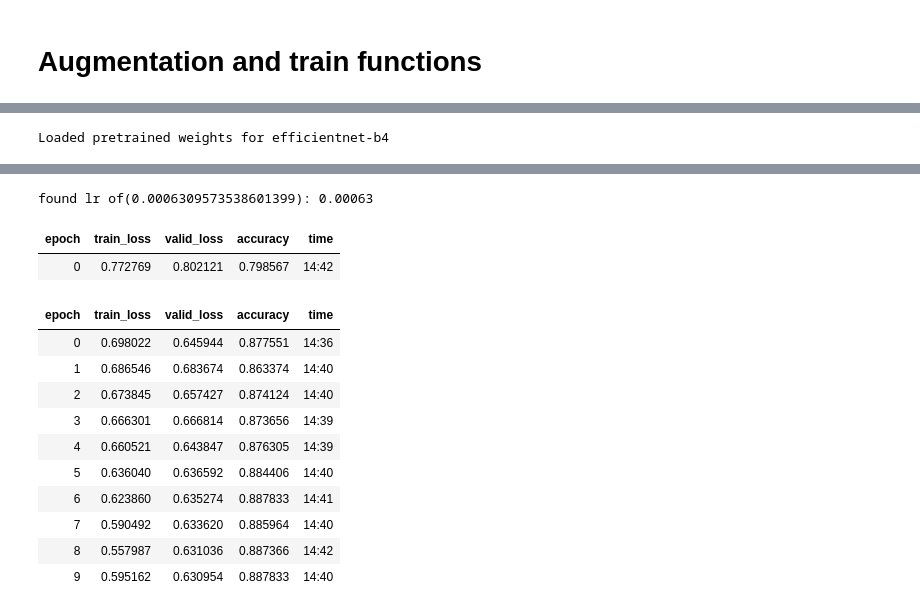
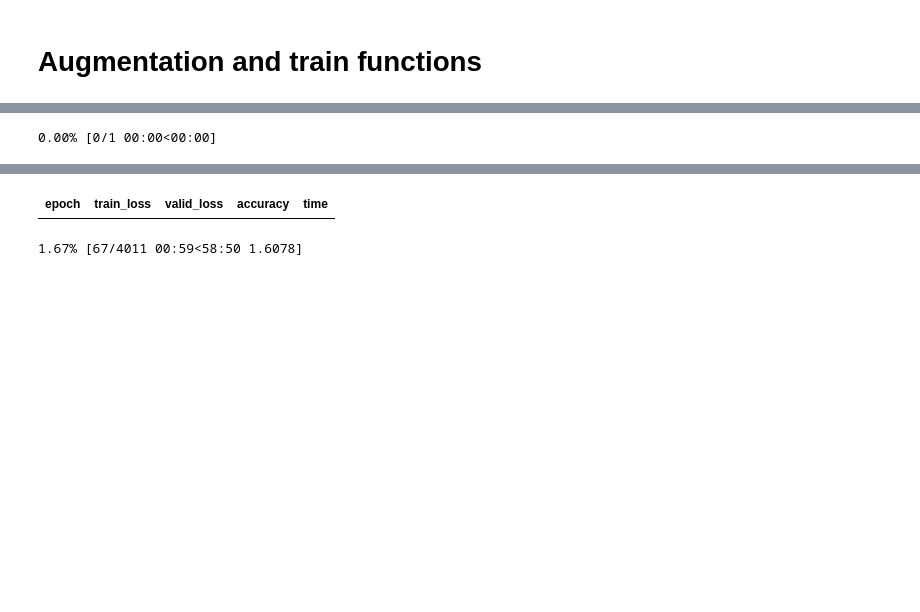
Before and after one commit to Teo03/cassava, a Jupyter notebook: pipeline/cassava-training.ipynb, the cells around one changed output, grey strips where cells are left out. Drawn from its saved outputs; the diff is of its cells as text; code cells hidden in the pictures; blank space fills up the shorter version.

```diff
--- a/pipeline/cassava-training.ipynb
+++ b/pipeline/cassava-training.ipynb
@@ -31,11 +17,11 @@ full_df = pd.read_csv(csv_path)
 # %%
 class Config:
-    testing     = False
+    testing     = False # must be same as create-folds.ipynb
     image_size  = 512
-    batch_size  = 16
-    folds       = 3
-    epochs      = 10
+    batch_size  = 4
+    epochs      = 1
     f_epochs    = 1
+    train_folds = ['f0', 'f1']
     arch        = 'efficientnet-b4'
 
 cfg = Config()
@@ -43,10 +41,10 @@ cfg = Config()
 # Create a test dataset
 # %%
 if cfg.testing:
-    msk = np.random.rand(len(full_df)) < 0.01
-    full_df = full_df[msk]
+    full_df = full_df.head(120)
 else:
     wandb.login(key="11b470b697ff94b3896d2243b147d42177a5cb7a")
     wandb.init(project="cassava", entity="teo03")
+
 len(full_df)
 # %% [output]
@@ -112,7 +99,7 @@ def get_valid_aug(size):
         albumentations.Resize(size, size),
 ], p=1.)
 # %%
-def train(dls, fold_i):
+def train(dls, fold):
 
     model = EfficientNet.from_pretrained(cfg.arch, num_classes=5)
 
@@ -123,8 +110,8 @@ def train(dls, fold_i):
         opt_func=ranger,
         metrics=accuracy,
         loss_func=LabelSmoothingCrossEntropy(),
-        cbs=[WandbCallback(log_preds=False, log_model=False, n_preds=10)],
-    ).to_fp16()
+        cbs=[#WandbCallback(log_preds=False, log_model=False, n_preds=10)
+    ]).to_fp16()
 
     lr_min, lr_steep = learn.lr_find(show_plot=False)
     print(f'found lr of({lr_min}): {round(lr_min, 5)}')
@@ -137,7 +124,7 @@ def train(dls, fold_i):
         freeze_epochs=cfg.f_epochs
     )
 
-    learn.export(Path(f'model-f{fold_i}.pkl'))
+    learn.export(Path(f'model-{fold}.pkl'))
 
     return learn
 # %%
@@ -154,31 +136,25 @@ len(train_df), len(test_df)
 # %%
-skf = StratifiedKFold(n_splits=cfg.folds, shuffle=True)
-i = 0
+for fold in cfg.train_folds:
+    val_index = folds_df[fold].to_numpy()
 
-for train_index, val_index in skf.split(train_df.index, train_df['label']):
-
-    print(f'training on fold: {i} \n' )
+    print(f'started training on {fold}')
 
     train_block = DataBlock(
-            blocks=(ImageBlock, CategoryBlock),
-            get_x=get_x,
-            get_y=get_y,
-            splitter=IndexSplitter(val_index),
-            item_tfms= [
-                AlbumentationsTransform(
-                    get_train_aug(size=cfg.image_size),
-                    get_valid_aug(size=cfg.image_size)
-                )
-            ],
-            batch_tfms=[Normalize.from_stats(*imagenet_stats)]
-        )
+        blocks=(ImageBlock, CategoryBlock),
+        get_x=get_x,
+        get_y=get_y,
+        splitter=IndexSplitter(val_index),
+        item_tfms= [
+            AlbumentationsTransform(
+                get_train_aug(size=cfg.image_size),
+                get_valid_aug(size=cfg.image_size)
+            )
+        ],
+        batch_tfms=[Normalize.from_stats(*imagenet_stats)]
+    )
 
-    dls = train_block.dataloaders(train_df, bs=cfg.batch_size)
-    learn = train(dls, i)
+    dls = train_block.dataloaders(full_df, bs=cfg.batch_size)
+    learn = train(dls, fold)
 
-    print('done \n')
-
-    i+=1
-
-print('training done \n')
+print(f'training on {cfg.train_folds} done')
 # %% [output]
@@ -187 +165 @@ Downloading: "https://github.com/lukemelas/EfficientNet-PyTorch/releases/downloa
-Loaded pretrained weights for efficientnet-b4
+0.00% [0/1 00:00<00:00]
@@ -189,14 +166,2 @@ Loaded pretrained weights for efficientnet-b4
+| epoch | train_loss | valid_loss | accuracy | time |
-found lr of(0.0006309573538601399): 0.00063
+1.67% [67/4011 00:59<58:50 1.6078]
-| epoch | train_loss | valid_loss | accuracy | time |
-| 0 | 0.772769 | 0.802121 | 0.798567 | 14:42 |
-| epoch | train_loss | valid_loss | accuracy | time |
-| 0 | 0.698022 | 0.645944 | 0.877551 | 14:36 |
-| 1 | 0.686546 | 0.683674 | 0.863374 | 14:40 |
-| 2 | 0.673845 | 0.657427 | 0.874124 | 14:40 |
-| 3 | 0.666301 | 0.666814 | 0.873656 | 14:39 |
-| 4 | 0.660521 | 0.643847 | 0.876305 | 14:39 |
-| 5 | 0.636040 | 0.636592 | 0.884406 | 14:40 |
-| 6 | 0.623860 | 0.635274 | 0.887833 | 14:41 |
-| 7 | 0.590492 | 0.633620 | 0.885964 | 14:40 |
-| 8 | 0.557987 | 0.631036 | 0.887366 | 14:42 |
-| 9 | 0.595162 | 0.630954 | 0.887833 | 14:40 |
```
Also changed, not shown: parts of 9 cells of this notebook, 3 other files.
